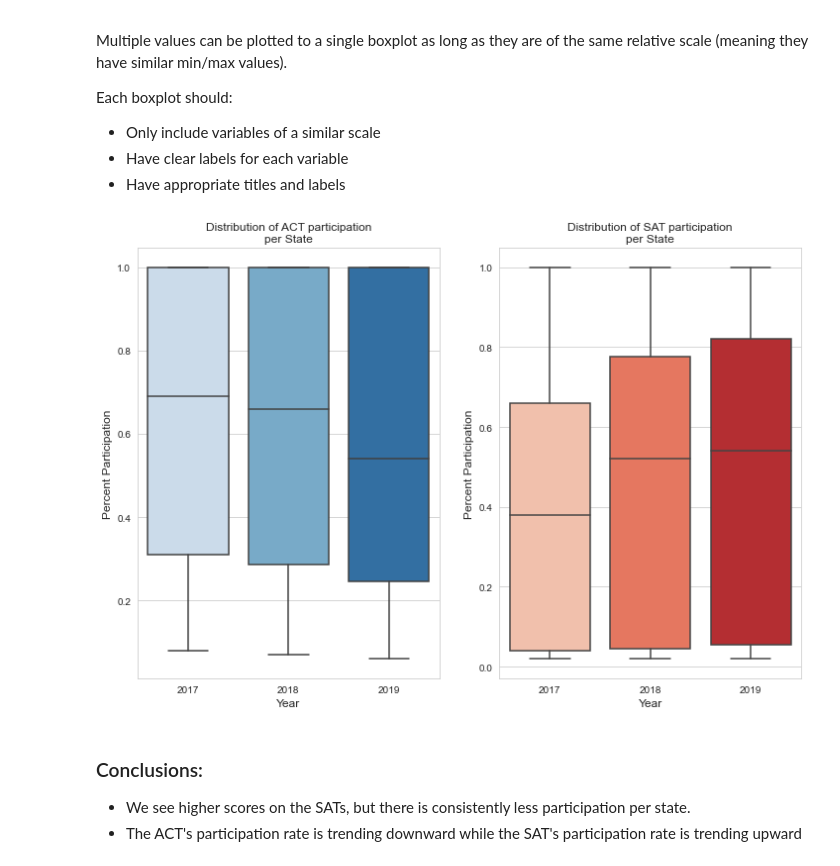
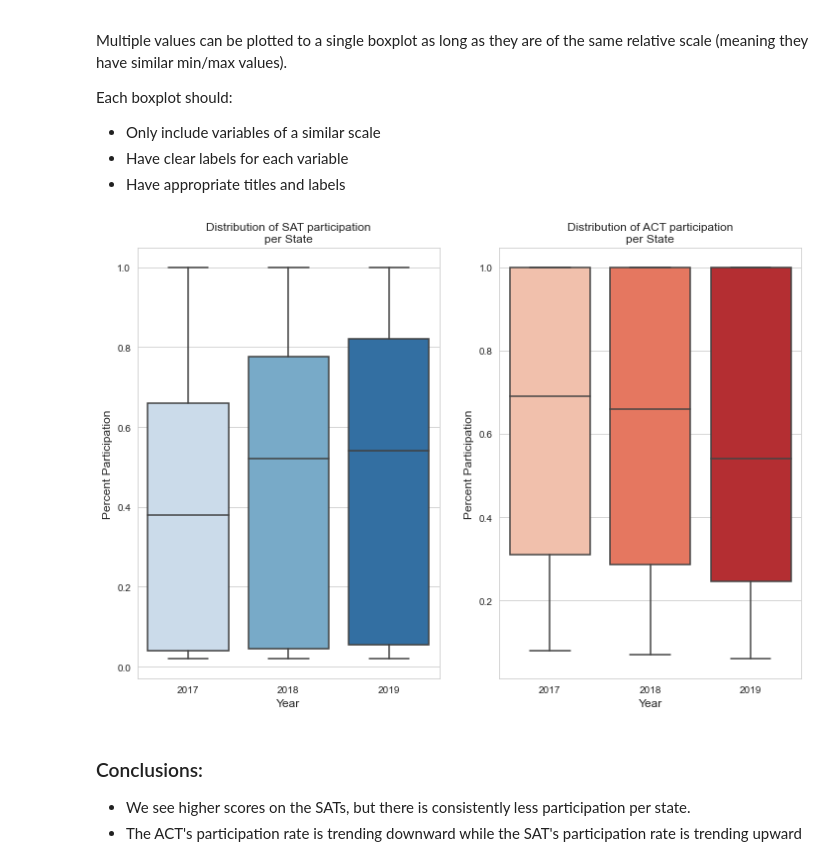
Before and after one commit to EricHeidbreder/GA_projects, a Jupyter notebook: projects/project-1-master/code/sat_act_data_HEIDBREDER.ipynb, the cells around one changed output. Saved outputs shown, nothing was run; the diff lists cells and outputs as text; code cells hidden in the pictures.

Commit message:
Final folder, fixed visualization

```diff
--- a/projects/project-1-master/code/sat_act_data_HEIDBREDER.ipynb
+++ b/projects/project-1-master/code/sat_act_data_HEIDBREDER.ipynb
@@ -1239,32 +1223,32 @@ list_of_titles = ['Distribution of ACT participation\nper State',
 # %%
 # Creating boxplots figure
 fig, axs = plt.subplots(1, 2, figsize=(12, 8))
 
 # SAT Participation
 sns.set_style('whitegrid')
-box_plot = sns.boxplot(data=list_of_cols[0],
+box_plot = sns.boxplot(data=list_of_cols[1],
                        palette='Blues',
                        ax=axs[0]) # Create a boxplot at axs[0]
 box_plot.set_xlabel('Year',
                     fontsize=12) # Set the x label
 box_plot.set_ylabel('Percent Participation', fontsize=12) # Set the y label
 axs[0].set_xticklabels(labels=labels) # Set the x tick labels
-axs[0].set_title(list_of_titles[0]) # set the title
+axs[0].set_title(list_of_titles[1]) # set the title
 
 # ACT Participation
-box_plot = sns.boxplot(data=list_of_cols[1],
+box_plot = sns.boxplot(data=list_of_cols[0],
                        palette='Reds',
                        ax=axs[1]) # Create a boxplot at axs[1]
 box_plot.set_xlabel('Year',
                     fontsize=12) # Set the X label
 box_plot.set_ylabel('Percent Participation', fontsize=12) # Set the Y label
 axs[1].set_xticklabels(labels=labels) # set the xticklabels
-axs[1].set_title(list_of_titles[1]); # set the title
+axs[1].set_title(list_of_titles[0]); # set the title
 
 # Save it!
 fig.savefig('../images/participation_boxplot.jpeg', transparent=False)
 # %% [output]
-[figure, old version]
+[figure, new version]
 # %% [markdown]
 ### Conclusions:
 * We see higher scores on the SATs, but there is consistently less participation per state.
```
Also changed, not shown: parts of 2 cells of this notebook, 2 other files.
